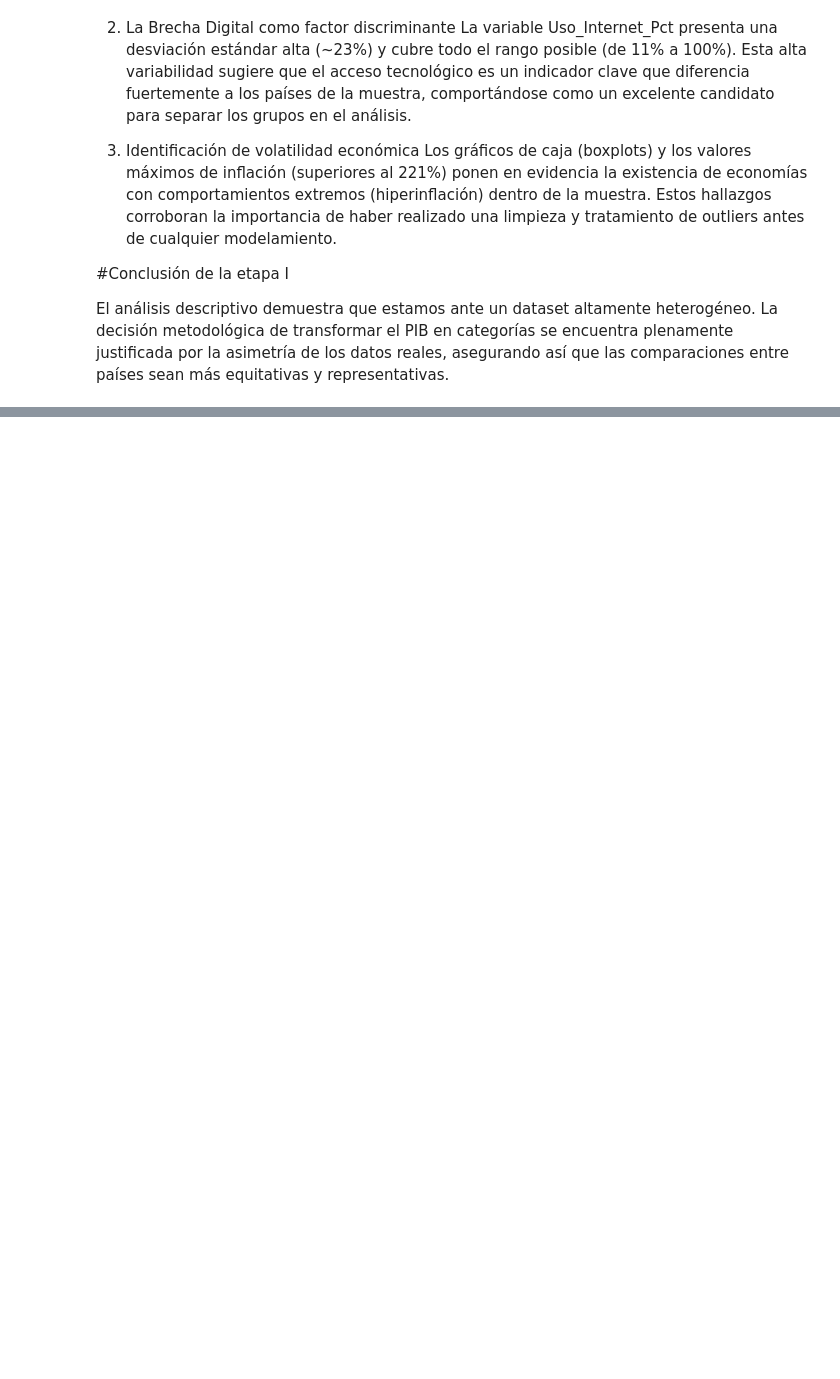
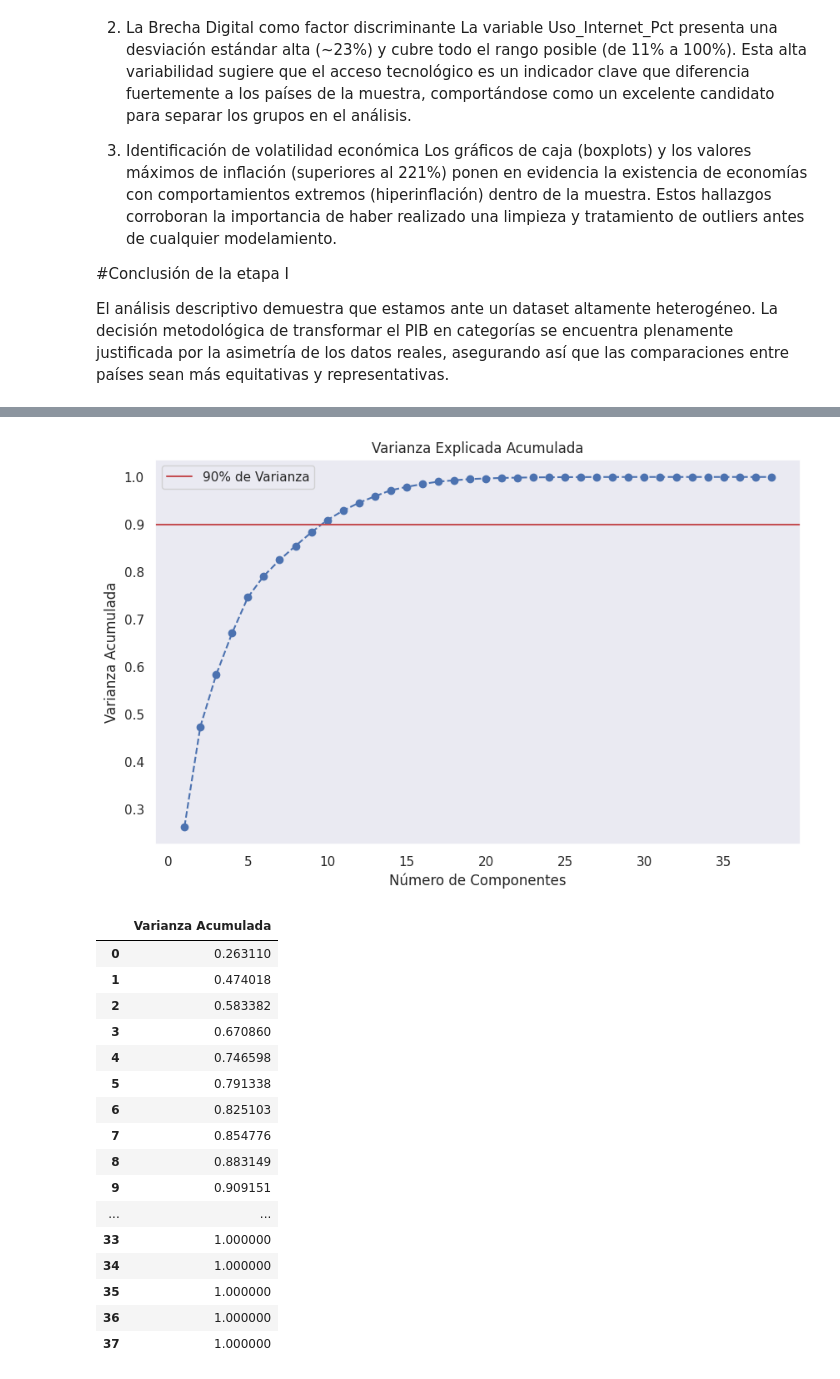
Before and after one commit to jeanferuzi-oss/exam, a Jupyter notebook: Examen_World_Bank.ipynb, the cells around one changed output, grey strips where cells are left out. Drawn from its saved outputs; the diff is of its cells as text; code cells hidden in the pictures; blank space fills up the shorter version.

```diff
--- a/Examen_World_Bank.ipynb
+++ b/Examen_World_Bank.ipynb
@@ -711,0 +788,45 @@ El análisis descriptivo demuestra que estamos ante un dataset altamente heterog
+# %%
+from sklearn.decomposition import PCA
+import matplotlib.pyplot as plt
+import numpy as np
+
+# Inicializamos el objeto PCA y ajustamos el modelo con los datos escalados
+pca = PCA()
+pca.fit(X_scaled)
+
+# Calculamos la varianza explicada acumulada
+# Esto nos dice cuánta información retiene el modelo según la cantidad de componentes
+varianza_acumulada = np.cumsum(pca.explained_variance_ratio_)
+
+# Graficamos la varianza acumulada para identificar el número óptimo de componentes
+plt.figure(figsize=(10, 6))
+plt.plot(range(1, len(varianza_acumulada) + 1), varianza_acumulada, marker='o', linestyle='--')
+plt.axhline(y=0.90, color='r', linestyle='-', label='90% de Varianza')
+plt.title('Varianza Explicada Acumulada')
+plt.xlabel('Número de Componentes')
+plt.ylabel('Varianza Acumulada')
+plt.legend()
+plt.grid()
+plt.show()
+
+# Visualizamos los datos de varianza para elegir el corte exacto
+pd.DataFrame(varianza_acumulada, columns=['Varianza Acumulada'])
+# %% [output]
+[figure, added]
+|  | Varianza Acumulada |
+| 0 | 0.263110 |
+| 1 | 0.474018 |
+| 2 | 0.583382 |
+| 3 | 0.670860 |
+| 4 | 0.746598 |
+| 5 | 0.791338 |
+| 6 | 0.825103 |
+| 7 | 0.854776 |
+| 8 | 0.883149 |
+| 9 | 0.909151 |
+| ... | ... |
+| 33 | 1.000000 |
+| 34 | 1.000000 |
+| 35 | 1.000000 |
+| 36 | 1.000000 |
+| 37 | 1.000000 |
```
Also changed, not shown: parts of 23 cells of this notebook.
